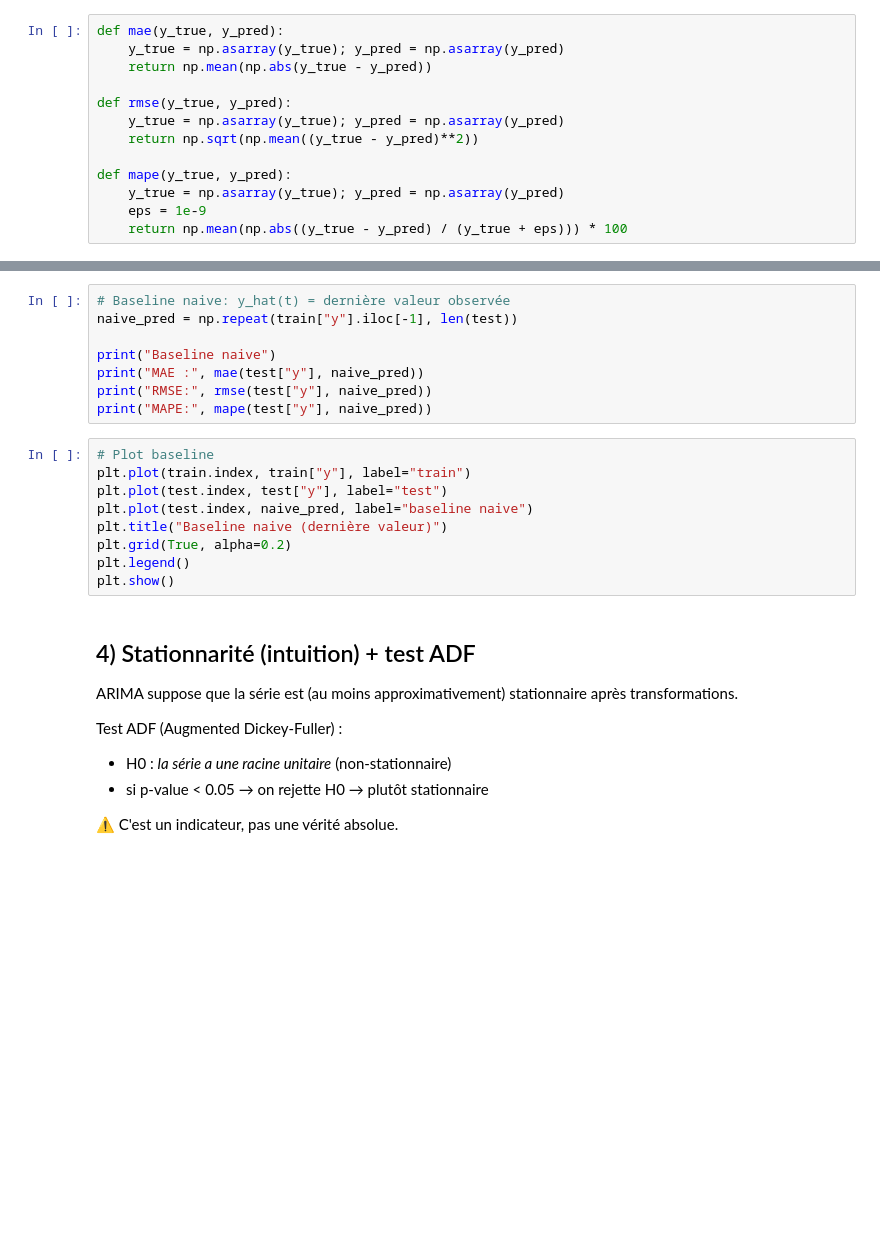
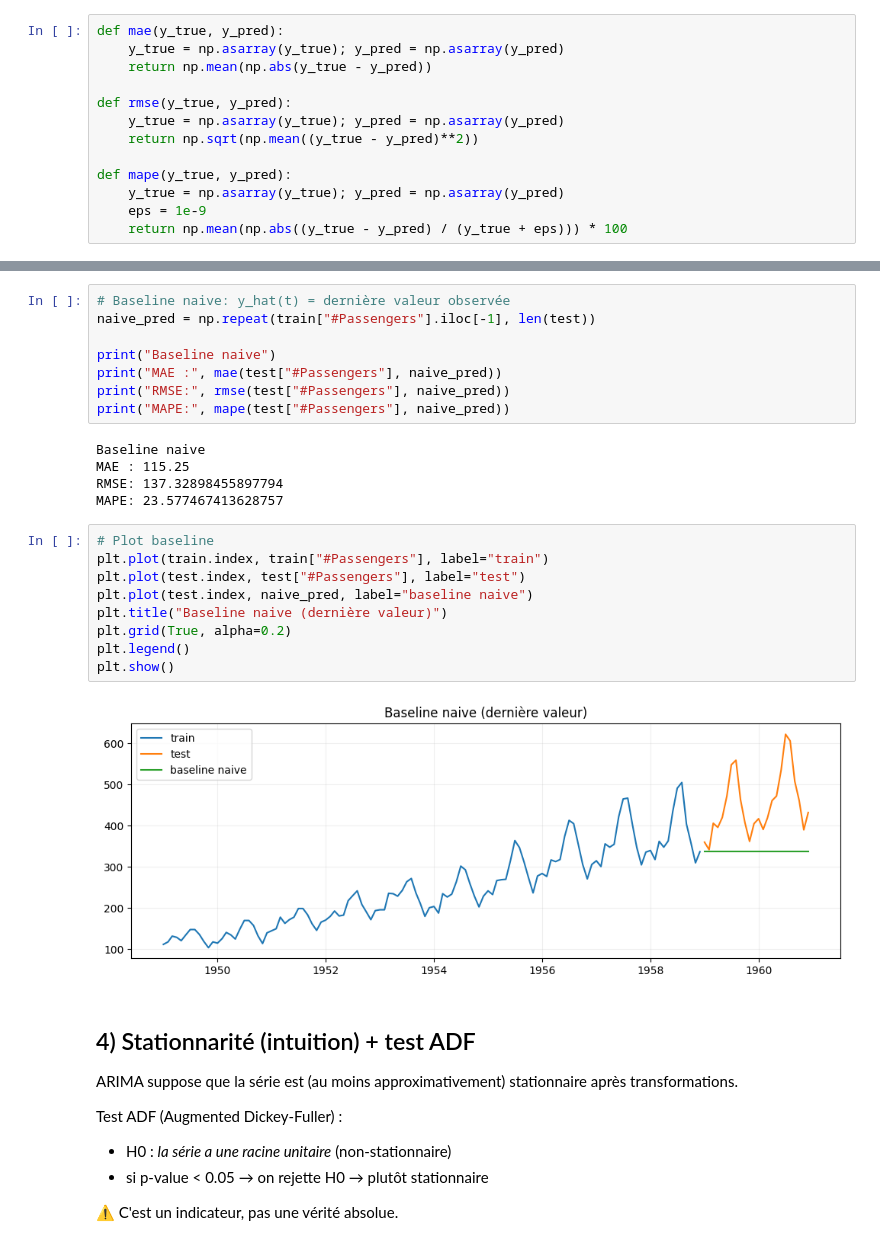
Before and after one commit to azizYaaba/citadel-sc-2025-time-series, a Jupyter notebook: notebooks/TP_ARIMA_SARIMA_AutoARIMA_statsmodels.ipynb, the cells around one changed output, grey strips where cells are left out. Drawn from its saved outputs; the diff is of its cells as text; blank space fills up the shorter version.

```diff
--- a/notebooks/TP_ARIMA_SARIMA_AutoARIMA_statsmodels.ipynb
+++ b/notebooks/TP_ARIMA_SARIMA_AutoARIMA_statsmodels.ipynb
@@ -114,20 +165,27 @@ print("Test :", test.index.min(), "→", test.index.max(), "n=", len(test))
 # %%
 # Baseline naive: y_hat(t) = dernière valeur observée
-naive_pred = np.repeat(train["y"].iloc[-1], len(test))
+naive_pred = np.repeat(train["#Passengers"].iloc[-1], len(test))
 
 print("Baseline naive")
-print("MAE :", mae(test["y"], naive_pred))
-print("RMSE:", rmse(test["y"], naive_pred))
-print("MAPE:", mape(test["y"], naive_pred))
+print("MAE :", mae(test["#Passengers"], naive_pred))
+print("RMSE:", rmse(test["#Passengers"], naive_pred))
+print("MAPE:", mape(test["#Passengers"], naive_pred))
+# %% [output]
+Baseline naive
+MAE : 115.25
+RMSE: 137.32898455897794
+MAPE: 23.577467413628757
 # %%
 # Plot baseline
-plt.plot(train.index, train["y"], label="train")
-plt.plot(test.index, test["y"], label="test")
+plt.plot(train.index, train["#Passengers"], label="train")
+plt.plot(test.index, test["#Passengers"], label="test")
 plt.plot(test.index, naive_pred, label="baseline naive")
 plt.title("Baseline naive (dernière valeur)")
 plt.grid(True, alpha=0.2)
 plt.legend()
 plt.show()
+# %% [output]
+[figure, added]
 # %% [markdown]
 ## 4) Stationnarité (intuition) + test ADF
 
```
Also changed, not shown: parts of 14 cells of this notebook, 2 other files.
